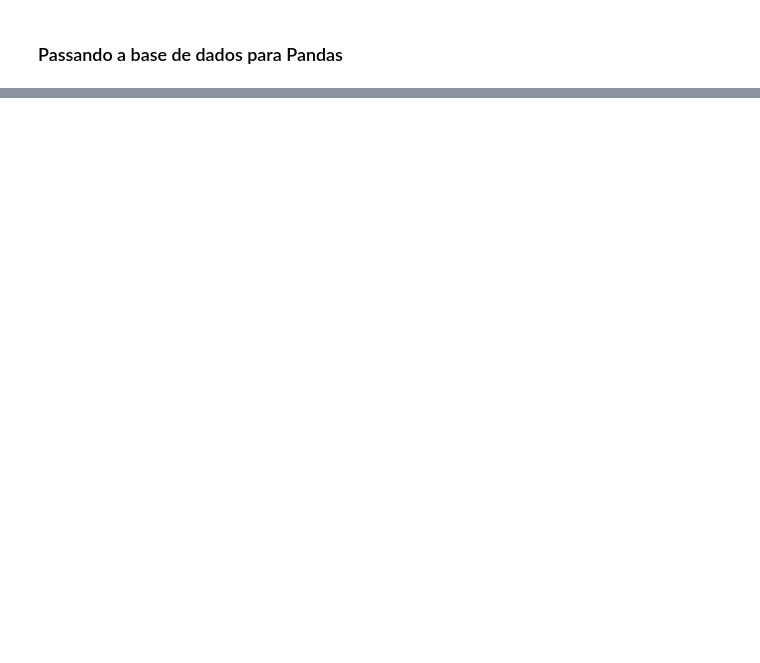
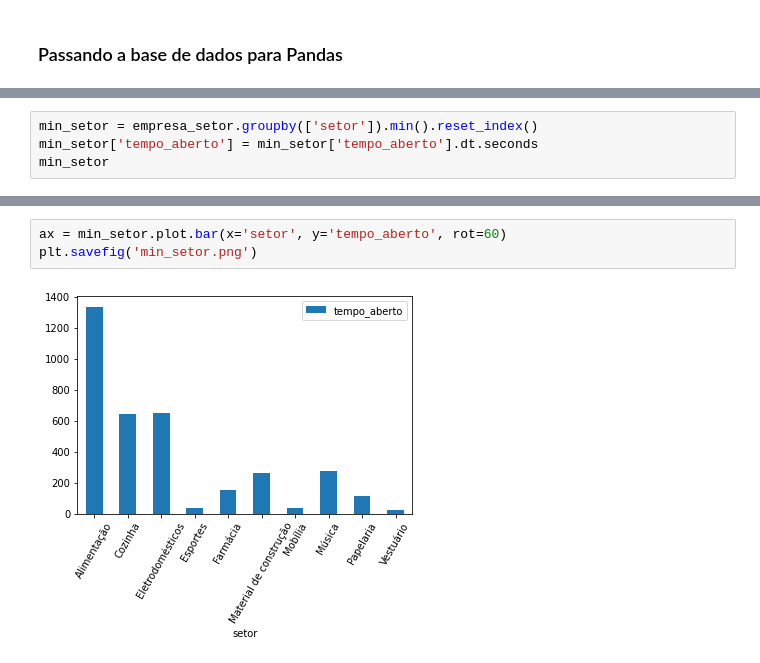
Before and after one commit to leticia-brand/DelPhone, a Jupyter notebook: mysite/leticia/analise.ipynb, the cells around one changed output, grey strips where cells are left out. Drawn from its saved outputs; the diff is of its cells as text; blank space fills up the shorter version.

```diff
--- a/mysite/leticia/analise.ipynb
+++ b/mysite/leticia/analise.ipynb
@@ -79,0 +140,4 @@ empresa.groupby(['cidade']).count()
+# %%
+min_setor = empresa_setor.groupby(['setor']).min().reset_index()
+min_setor['tempo_aberto'] = min_setor['tempo_aberto'].dt.seconds
+min_setor
@@ -79,0 +156,5 @@ empresa.groupby(['cidade']).count()
+# %%
+ax = min_setor.plot.bar(x='setor', y='tempo_aberto', rot=60)
+plt.savefig('min_setor.png')
+# %% [output]
+[figure, added]
```
Also changed, not shown: parts of 32 cells of this notebook, 9 other files.
